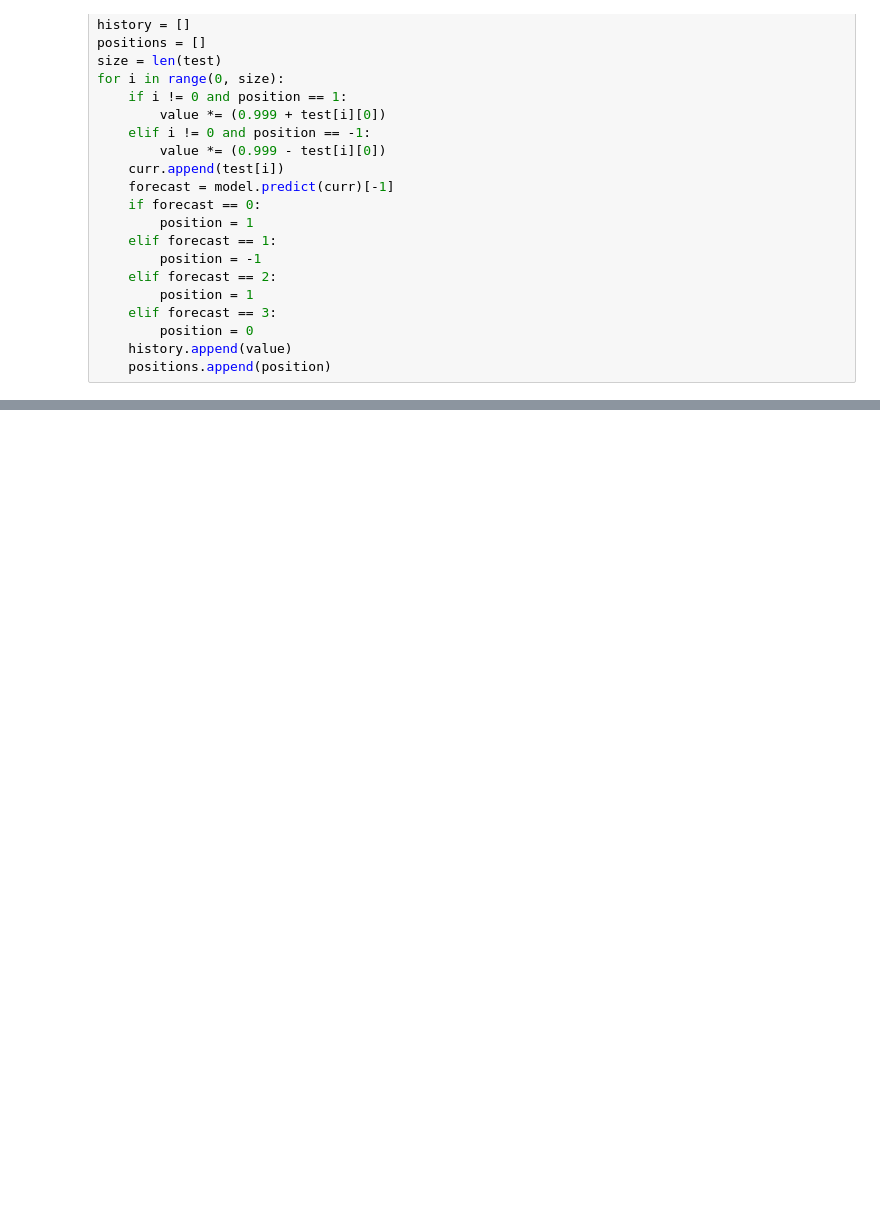
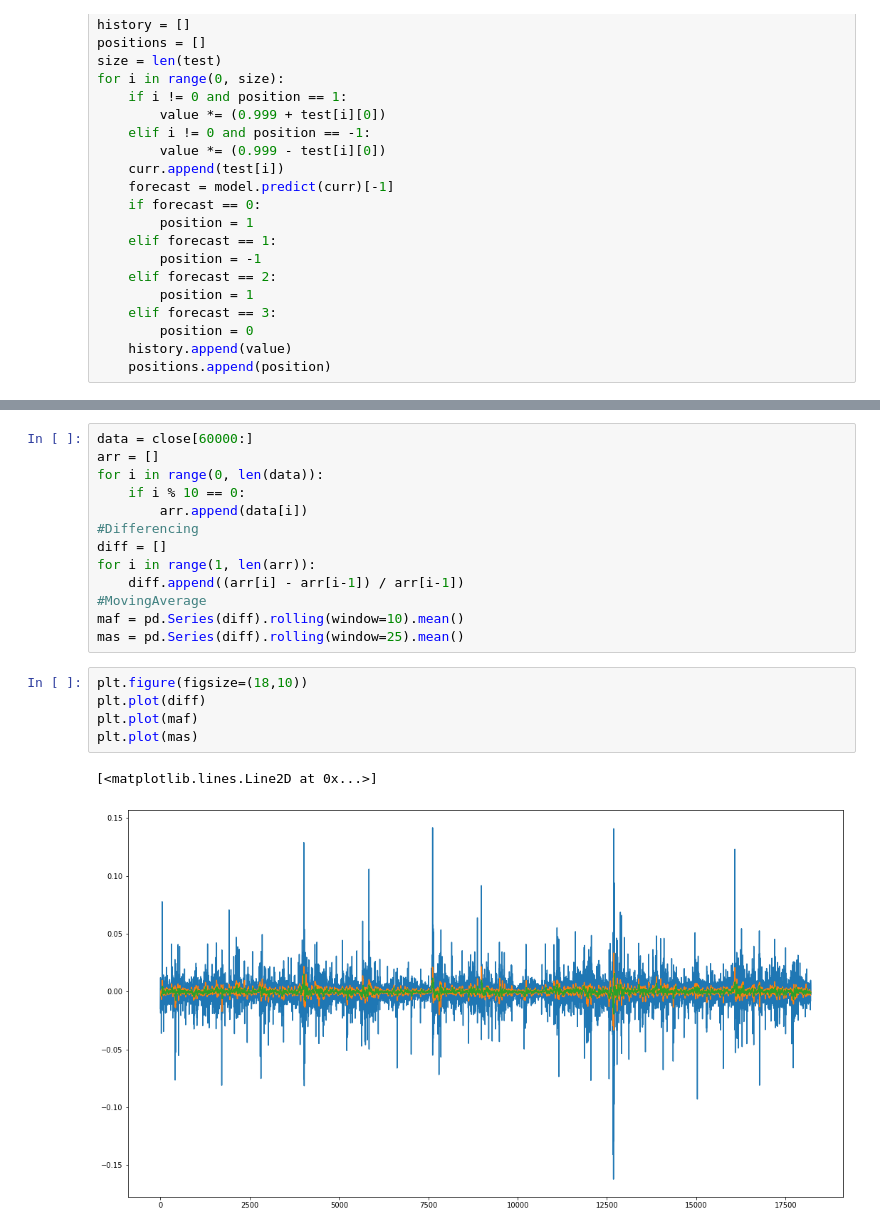
Before and after one commit to Marblez/Chronix, a Jupyter notebook: Analysis/PaperTrading/Train.ipynb, the cells around one changed output, grey strips where cells are left out. Cells and saved outputs as stored; diff of their text form; blank space fills up the shorter version.

Commit message:
Diff Crossover

```diff
--- a/Analysis/PaperTrading/Train.ipynb
+++ b/Analysis/PaperTrading/Train.ipynb
@@ -186,0 +172,21 @@ All caught up..!
+# %%
+data = close[60000:]
+arr = []
+for i in range(0, len(data)):
+    if i % 10 == 0:
+        arr.append(data[i])
+#Differencing
+diff = []
+for i in range(1, len(arr)):
+    diff.append((arr[i] - arr[i-1]) / arr[i-1])
+#MovingAverage
+maf = pd.Series(diff).rolling(window=10).mean()
+mas = pd.Series(diff).rolling(window=25).mean()
+# %%
+plt.figure(figsize=(18,10))
+plt.plot(diff)
+plt.plot(maf)
+plt.plot(mas)
+# %% [output]
+[<matplotlib.lines.Line2D at 0x...>]
+[figure, added]
```
Also changed, not shown: parts of 12 cells of this notebook, 9 other files.
